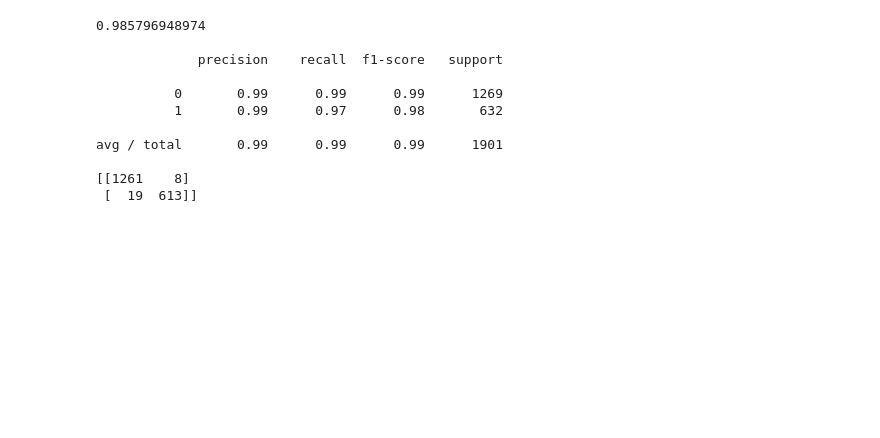
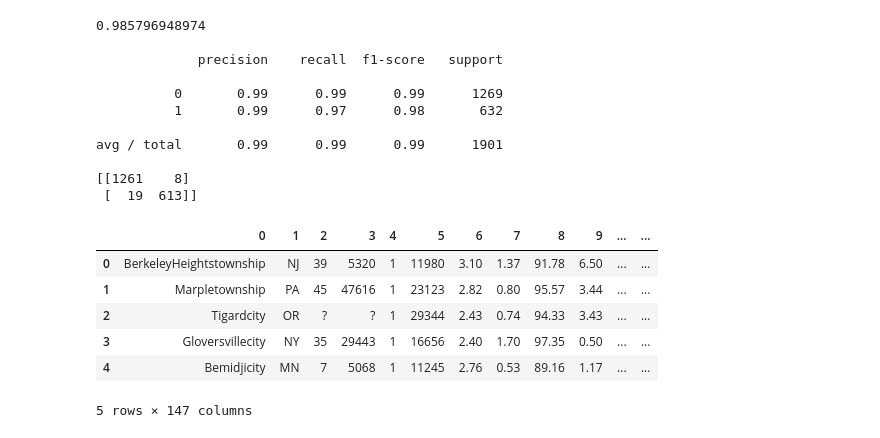
Before and after one commit to tlzhu19/project2, a Jupyter notebook: final_project.ipynb, the cells around one changed output. Drawn from its saved outputs; the diff is of its cells as text; code cells hidden in the pictures; blank space fills up the shorter version.

```diff
--- a/final_project.ipynb
+++ b/final_project.ipynb
@@ -228,3 +230,15 @@ avg / total       0.99      0.99      0.99      1901
 
 [[1261    8]
  [  19  613]]
+# %%
+# now try what we did in class on 5/2 (random forest and confusion matrix to analyze)
+df = pd.read_csv('CommViolPredUnnormalizedData.txt', header=None)
+df.head(5)
+# %% [output]
+|  | 0 | 1 | 2 | 3 | 4 | 5 | 6 | 7 | 8 | 9 | ... | ... |
+| 0 | BerkeleyHeightstownship | NJ | 39 | 5320 | 1 | 11980 | 3.10 | 1.37 | 91.78 | 6.50 | ... | ... |
+| 1 | Marpletownship | PA | 45 | 47616 | 1 | 23123 | 2.82 | 0.80 | 95.57 | 3.44 | ... | ... |
+| 2 | Tigardcity | OR | ? | ? | 1 | 29344 | 2.43 | 0.74 | 94.33 | 3.43 | ... | ... |
+| 3 | Gloversvillecity | NY | 35 | 29443 | 1 | 16656 | 2.40 | 1.70 | 97.35 | 0.50 | ... | ... |
+| 4 | Bemidjicity | MN | 7 | 5068 | 1 | 11245 | 2.76 | 0.53 | 89.16 | 1.17 | ... | ... |
+5 rows × 147 columns
```
Also changed, not shown: parts of 20 cells of this notebook.
